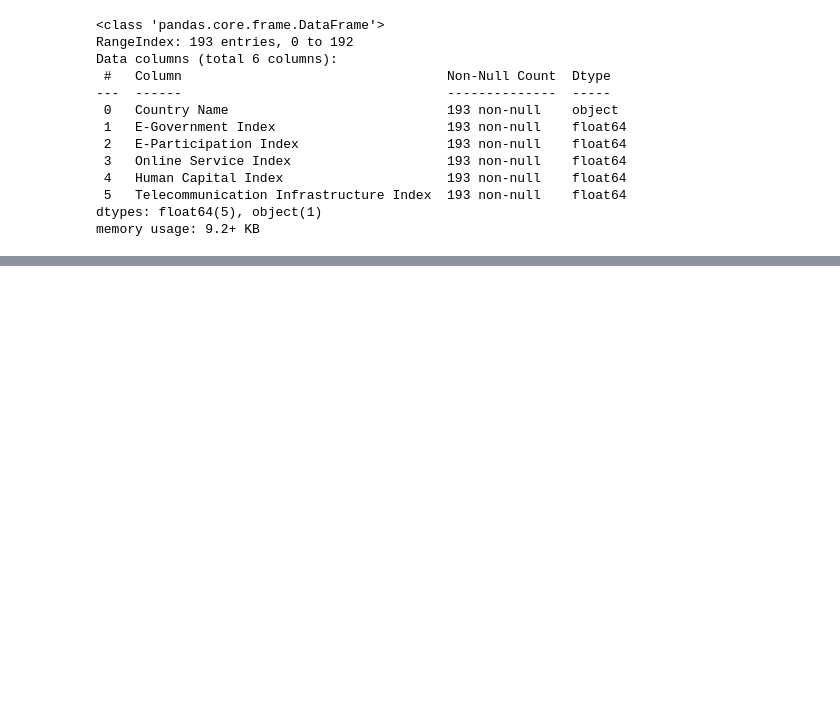
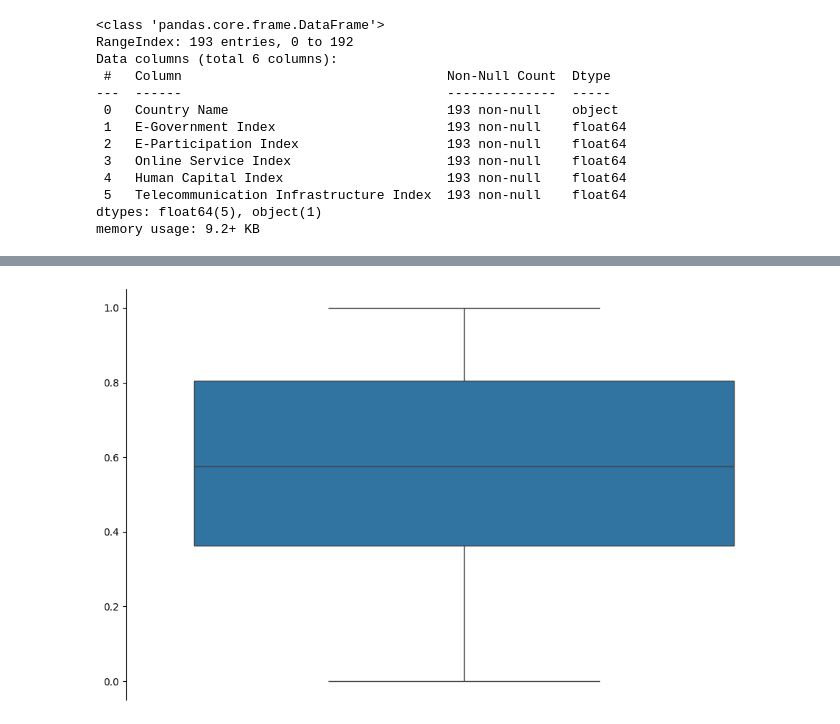
Before and after one commit to LazaroDamasceno/Dissertacao-Mestrado, a Jupyter notebook: eda/egdi/boxplot_edgi_global.ipynb, the cells around one changed output, grey strips where cells are left out. Cells and saved outputs as stored; diff of their text form; code cells hidden in the pictures; blank space fills up the shorter version.

```diff
--- a/eda/egdi/boxplot_edgi_global.ipynb
+++ b/eda/egdi/boxplot_edgi_global.ipynb
@@ -102,0 +109,13 @@ plt.show()
+# %%
+fig, ax = plt.subplots(figsize=(10, 6))
+
+sns.boxplot(data=osi, x='Métrica', y='Escala')
+
+fig.savefig('C:/Users/lazar/Master-Dissertation/figuras/egdi/boxplot_osi_global.png')
+ax.xaxis.set_visible(False)
+ax.set_ylabel('')
+sns.despine(bottom=True)
+plt.tight_layout()
+plt.show()
+# %% [output]
+[figure, added]
```
Also changed, not shown: parts of 6 cells of this notebook, 9 other files.
